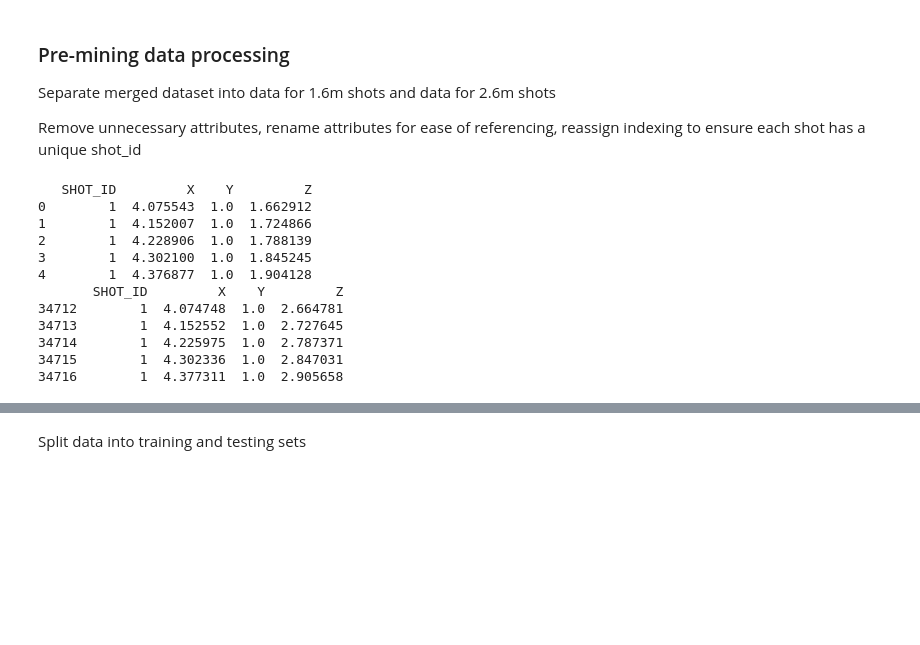
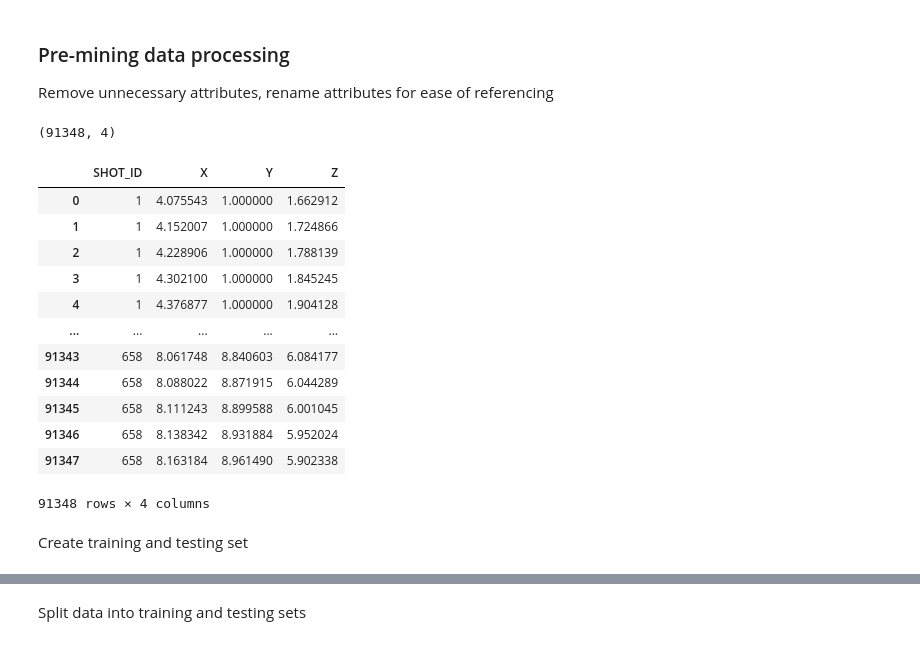
Before and after one commit to xunthongkkkkkk/DataAnalytics3005, a Jupyter notebook: regression/data_mining.ipynb, the cells around one changed output, grey strips where cells are left out. Saved outputs shown, nothing was run; the diff lists cells and outputs as text; code cells hidden in the pictures; blank space fills up the shorter version.

```diff
--- a/regression/data_mining.ipynb
+++ b/regression/data_mining.ipynb
@@ -1,46 +1,42 @@
 # %% [markdown]
 ### Pre-mining data processing
-Separate merged dataset into data for 1.6m shots and data for 2.6m shots
 
-Remove unnecessary attributes, rename attributes for ease of referencing, reassign indexing to ensure each shot has a unique shot_id
+Remove unnecessary attributes, rename attributes for ease of referencing
 # %%
 import pandas as pd
 import math, random
 import matplotlib.pyplot as plt
+from sklearn.preprocessing import MinMaxScaler
+from sklearn.model_selection import train_test_split
+import numpy as np
 
 # Specify the input CSV file and row number to split at
-input_file = 'merged_datasets_renamed.csv'
-split_row = 34712  # Example: Split at row number 100
+input_file = 'merged_datasets.csv'
 # Function to separate CSV based on row number
 
 # Read the input CSV file
 df = pd.read_csv(input_file)
 
 # Split the DataFrame based on the row number
-badminton1 = df[:split_row]
-badminton2 = df[split_row:]
-badminton1 = badminton1.drop(columns=["HUMAN PLAYER POSITION (X) metres","HUMAN PLAYER POSITION (Y) metres","INITITAL VELOCITY OF SHUTTELCOCK(m/s)","INITIAL SHUTTELCOCK FIRING ANGLE (DEGREE)","SHUTTELCOCK SLANT ANGLE TO SIDELINE(DEGREE)","OUT_OF_COURT_SHOTS"])
-badminton1 = badminton1.rename(columns={"SHUTTLECOCK POSITION IN AIR (X) metres":"X","SHUTTLECOCK POSITION IN AIR (Y) metres":"Y","SHUTTLECOCK POSITION IN AIR (Z) metres":"Z"})
-badminton2 = badminton2.drop(columns=["HUMAN PLAYER POSITION (X) metres","HUMAN PLAYER POSITION (Y) metres","INITITAL VELOCITY OF SHUTTELCOCK(m/s)","INITIAL SHUTTELCOCK FIRING ANGLE (DEGREE)","SHUTTELCOCK SLANT ANGLE TO SIDELINE(DEGREE)","OUT_OF_COURT_SHOTS"])
-badminton2 = badminton2.rename(columns={"SHUTTLECOCK POSITION IN AIR (X) metres":"X","SHUTTLECOCK POSITION IN AIR (Y) metres":"Y","SHUTTLECOCK POSITION IN AIR (Z) metres":"Z"})
-# badminton2.loc[badminton2['SHOT_ID'] > 0, 'SHOT_ID'] += badminton1['SHOT_ID'].max() # unique SHOT_IDs for each shot
+df = df.drop(columns=["HUMAN PLAYER POSITION (X) metres","HUMAN PLAYER POSITION (Y) metres","INITITAL VELOCITY OF SHUTTELCOCK(m/s)","INITIAL SHUTTELCOCK FIRING ANGLE (DEGREE)","SHUTTELCOCK SLANT ANGLE TO SIDELINE(DEGREE)","OUT_OF_COURT_SHOTS"])
+df = df.rename(columns={"SHUTTLECOCK POSITIION IN AIR(X ) metres":"X","SHUTTLECOCK POSITIION IN AIR(Y) metres":"Y","SHUTTLECOCK POSITIION IN AIR(Z) metres":"Z"})
 
-# # Save the separated DataFrames to new CSV files
-# df1.to_csv('processed_badminton1.csv', index=False)
-# df2.to_csv('processed_badminton2.csv', index=False)
+print(df.shape)
+df
+# %% [output]
+(91348, 4)
+|  | SHOT_ID | X | Y | Z |
+| 0 | 1 | 4.075543 | 1.000000 | 1.662912 |
+| 1 | 1 | 4.152007 | 1.000000 | 1.724866 |
+| 2 | 1 | 4.228906 | 1.000000 | 1.788139 |
+| 3 | 1 | 4.302100 | 1.000000 | 1.845245 |
+| 4 | 1 | 4.376877 | 1.000000 | 1.904128 |
+| ... | ... | ... | ... | ... |
+| 91343 | 658 | 8.061748 | 8.840603 | 6.084177 |
+| 91344 | 658 | 8.088022 | 8.871915 | 6.044289 |
+| 91345 | 658 | 8.111243 | 8.899588 | 6.001045 |
+| 91346 | 658 | 8.138342 | 8.931884 | 5.952024 |
+| 91347 | 658 | 8.163184 | 8.961490 | 5.902338 |
+91348 rows × 4 columns
-# %%
-print(badminton1.head(5))
-print(badminton2.head(5))
-# %% [output]
-   SHOT_ID         X    Y         Z
-0        1  4.075543  1.0  1.662912
-1        1  4.152007  1.0  1.724866
-2        1  4.228906  1.0  1.788139
-3        1  4.302100  1.0  1.845245
-4        1  4.376877  1.0  1.904128
-       SHOT_ID         X    Y         Z
-34712        1  4.074748  1.0  2.664781
-34713        1  4.152552  1.0  2.727645
-34714        1  4.225975  1.0  2.787371
-34715        1  4.302336  1.0  2.847031
-34716        1  4.377311  1.0  2.905658
+# %% [markdown]
+Create training and testing set
```
Also changed, not shown: parts of 15 cells of this notebook, 1 other file.
